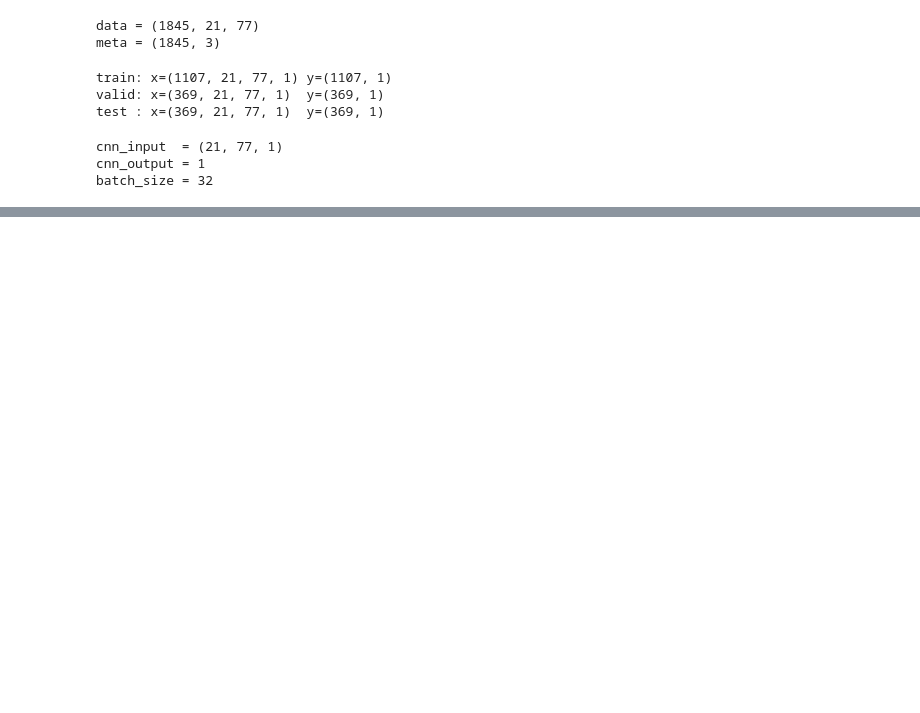
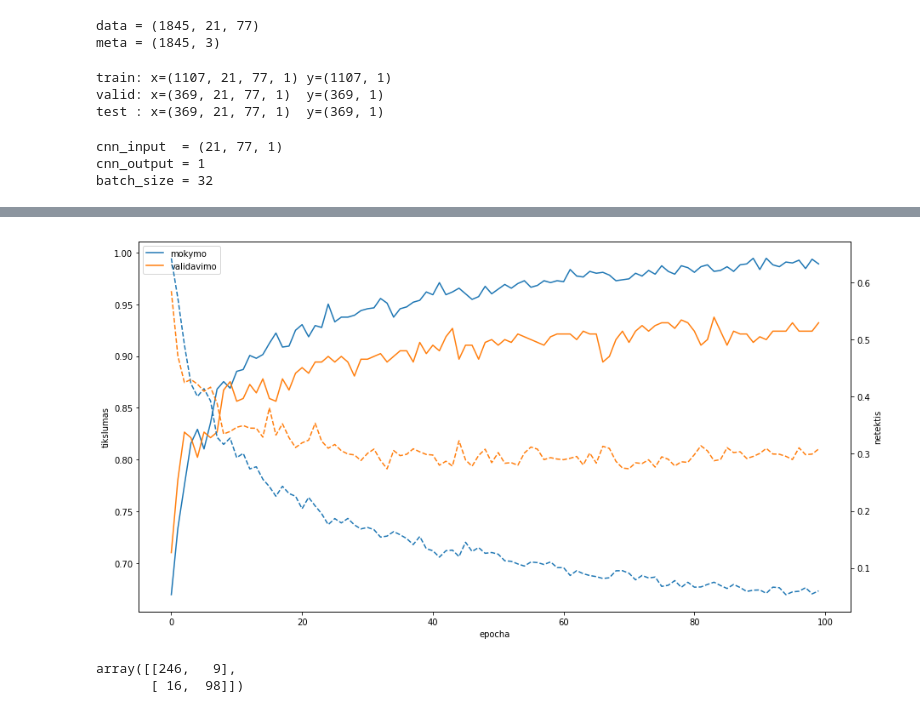
Before and after one commit to valdasraps/eeg-spikes, a Jupyter notebook: notebooks/CNN.ipynb, the cells around one changed output, grey strips where cells are left out. Drawn from its saved outputs; the diff is of its cells as text; code cells hidden in the pictures; blank space fills up the shorter version.

```diff
--- a/notebooks/CNN.ipynb
+++ b/notebooks/CNN.ipynb
@@ -57,14 +58,15 @@ batch_size = 32
 # %%
 model = Sequential()
 
-model.add(Conv2D(16, (7,7), activation = 'tanh', name = 'conv1', input_shape = cnn_input))
+model.add(Conv2D(16, (7,7), activation = 'tanh', name = 'conv1', input_shape = cnn_input,
+                 kernel_regularizer=l2(0.005)))
 model.add(MaxPooling2D(pool_size=(2,2), strides=(1,1), name='maxpool1'))
 
-model.add(Conv2D(32, (5,5), activation='tanh', name='conv2'))
-model.add(MaxPooling2D(pool_size=(2,2), strides=(1,1), name='maxpool2'))
+# model.add(Conv2D(32, (5,5), activation='tanh', name='conv2'))
+# model.add(MaxPooling2D(pool_size=(2,2), strides=(1,1), name='maxpool2'))
 
-model.add(Conv2D(64, (3,3), activation='tanh', name='conv3'))
-model.add(MaxPooling2D(pool_size=(2,2), name='maxpool3'))
+# model.add(Conv2D(64, (3,3), activation='tanh', name='conv3'))
+# model.add(MaxPooling2D(pool_size=(2,2), name='maxpool3'))
 
 model.add(Flatten(name='flat4'))
 model.add(Dropout(0.5, name='drop4'))
@@ -95,7 +99,7 @@ _________________________________________________________________
 optim = opt.SGD(lr = 0.001, decay = 1e-6, momentum = 0.5, nesterov=True)
 model.compile(loss='binary_crossentropy', optimizer=optim, metrics=['accuracy'])
 # %%
-model.fit(x_train, y_train, batch_size = batch_size, epochs = 100,
+log = model.fit(x_train, y_train, batch_size = batch_size, epochs = 100,
           verbose = 2, validation_data=(x_valid, y_valid))
 # %% [output]
 Train on 1107 samples, validate on 369 samples
@@ -144,0 +131,24 @@ array([[3.46353836e-03],
+# %%
+plt.rcParams['figure.figsize'] = (15, 8)
+
+plt.plot(log.history['acc'], label = 'mokymo')
+plt.plot(log.history['val_acc'], label = 'validavimo')
+plt.ylabel('tikslumas')
+plt.xlabel('epocha')
+plt.legend() #['mokymo', 'testavimo'])
+
+ax2 = plt.twinx()
+ax2.plot(log.history['loss'], '--', label = 'mokymo')
+ax2.plot(log.history['val_loss'], '--', label = 'validavimo')
+ax2.set_ylabel('netektis')
+#plt.title('model accuracy')
+plt.show()
+
+#joblib.dump(model, os.path.join(OUTPUT_FOLDER,f'nn_{h}_veg.pkl'))
+# %% [output]
+[figure, added]
+# %%
+confusion_matrix(y_test, model.predict_classes(x_test))
+# %% [output]
+array([[246,   9],
+       [ 16,  98]])
```
Also changed, not shown: parts of 7 cells of this notebook.
